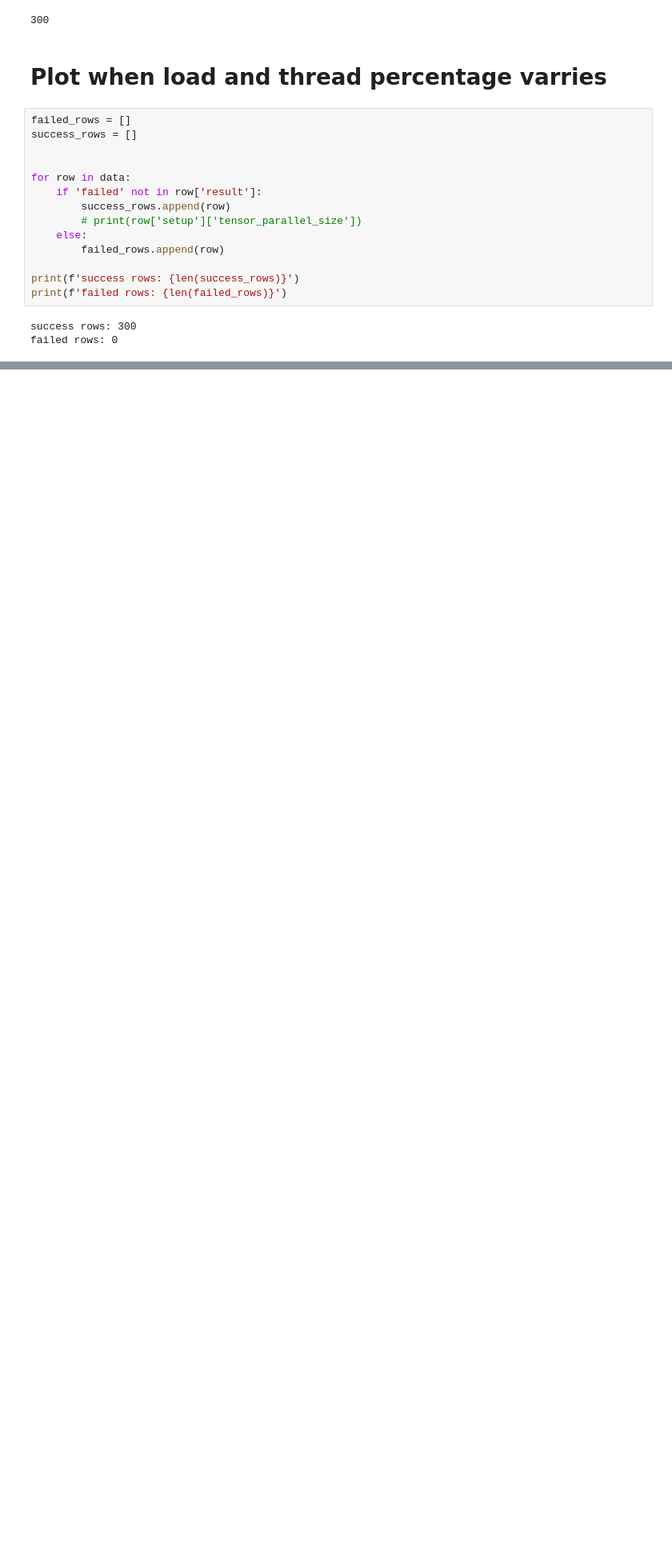
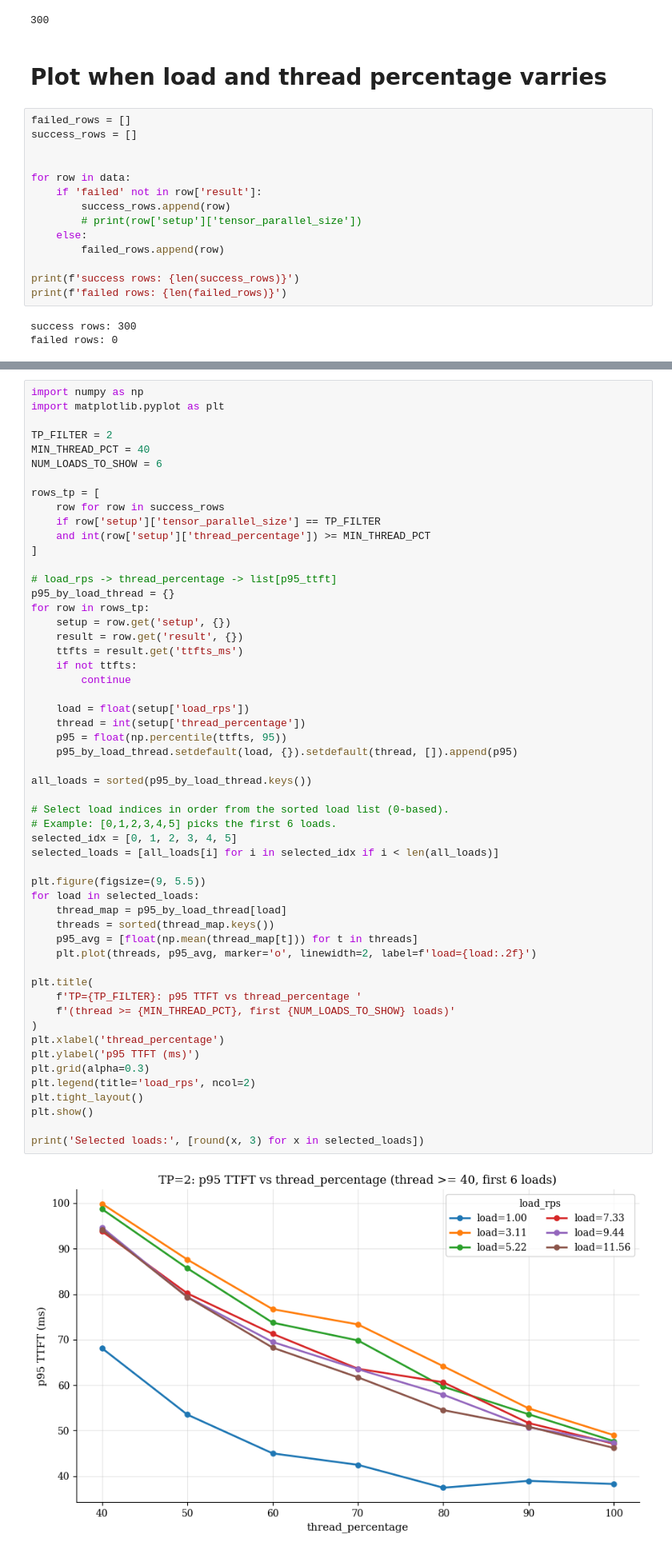
Before and after one commit to hhosseini1377/Routing_System, a Jupyter notebook: notebooks/performance_profiler.ipynb, the cells around one changed output, grey strips where cells are left out. Shown at 80% size. Cells and saved outputs as stored; diff of their text form; blank space fills up the shorter version.

```diff
--- a/notebooks/performance_profiler.ipynb
+++ b/notebooks/performance_profiler.ipynb
@@ -133,0 +248,56 @@ tpot standard deviation: 182.07412960803723s
+# %%
+import numpy as np
+import matplotlib.pyplot as plt
+
+TP_FILTER = 2
+MIN_THREAD_PCT = 40
+NUM_LOADS_TO_SHOW = 6
+
+rows_tp = [
+    row for row in success_rows
+    if row['setup']['tensor_parallel_size'] == TP_FILTER
+    and int(row['setup']['thread_percentage']) >= MIN_THREAD_PCT
+]
+
+# load_rps -> thread_percentage -> list[p95_ttft]
+p95_by_load_thread = {}
+for row in rows_tp:
+    setup = row.get('setup', {})
+    result = row.get('result', {})
+    ttfts = result.get('ttfts_ms')
+    if not ttfts:
+        continue
+
+    load = float(setup['load_rps'])
+    thread = int(setup['thread_percentage'])
+    p95 = float(np.percentile(ttfts, 95))
+    p95_by_load_thread.setdefault(load, {}).setdefault(thread, []).append(p95)
+
+all_loads = sorted(p95_by_load_thread.keys())
+
+# Select load indices in order from the sorted load list (0-based).
+# Example: [0,1,2,3,4,5] picks the first 6 loads.
+selected_idx = [0, 1, 2, 3, 4, 5]
+selected_loads = [all_loads[i] for i in selected_idx if i < len(all_loads)]
+
+plt.figure(figsize=(9, 5.5))
+for load in selected_loads:
+    thread_map = p95_by_load_thread[load]
+    threads = sorted(thread_map.keys())
+    p95_avg = [float(np.mean(thread_map[t])) for t in threads]
+    plt.plot(threads, p95_avg, marker='o', linewidth=2, label=f'load={load:.2f}')
+
+plt.title(
+    f'TP={TP_FILTER}: p95 TTFT vs thread_percentage '
+    f'(thread >= {MIN_THREAD_PCT}, first {NUM_LOADS_TO_SHOW} loads)'
+)
+plt.xlabel('thread_percentage')
+plt.ylabel('p95 TTFT (ms)')
+plt.grid(alpha=0.3)
+plt.legend(title='load_rps', ncol=2)
+plt.tight_layout()
+plt.show()
+
+print('Selected loads:', [round(x, 3) for x in selected_loads])
+# %% [output]
+[figure, added]
```
Also changed, not shown: parts of 6 cells of this notebook, 37 other files.
